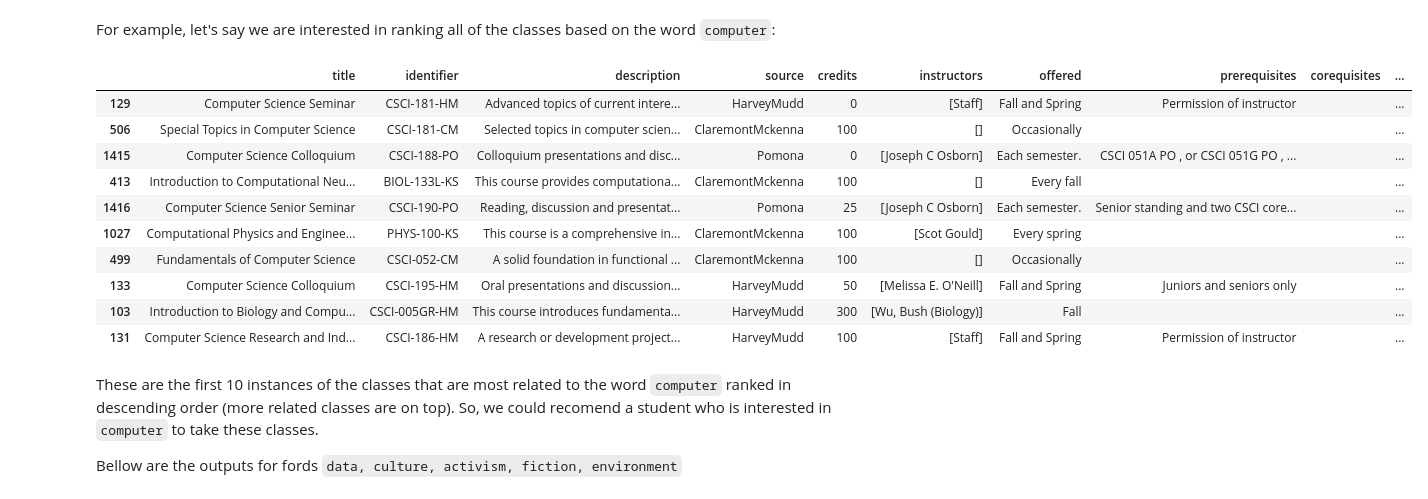
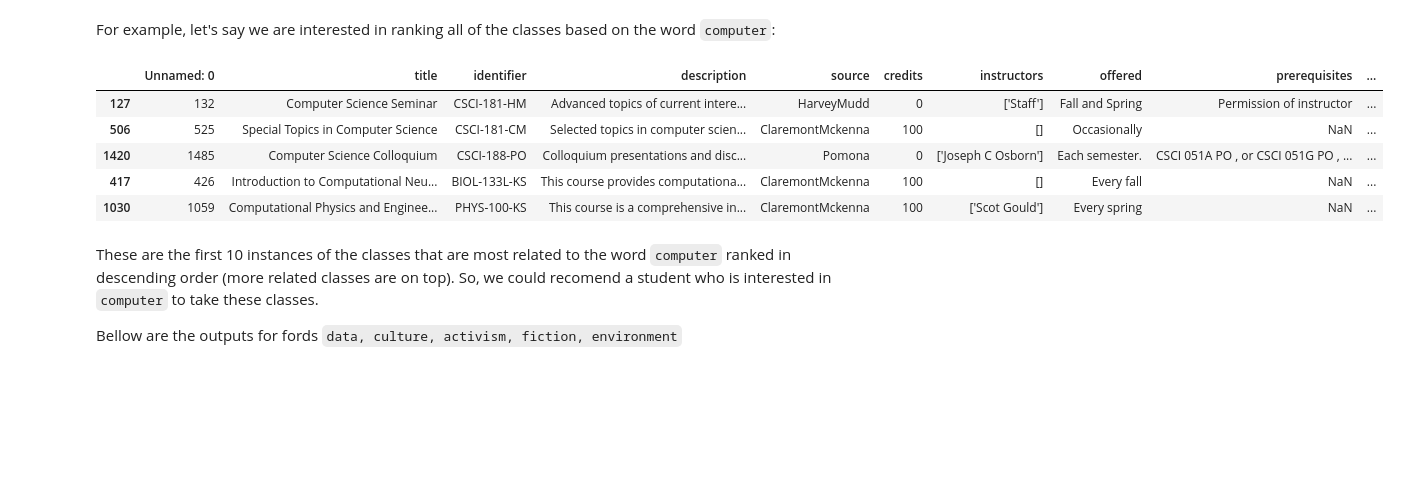
Before and after one commit to p-ai-org/p-recommender, a Jupyter notebook: data-science/alex.ipynb, the cells around one changed output. Cells and saved outputs as stored; diff of their text form; code cells hidden in the pictures; blank space fills up the shorter version.

```diff
--- a/data-science/alex.ipynb
+++ b/data-science/alex.ipynb
@@ -11,3 +8,5 @@ data = pd.read_json("data_5scheduler.json") # json new way
+# %%
+data = pd.read_csv("clean_data.csv") # json new way
 # %% [markdown]
 Look at the data:
 # %%
@@ -31,8 +31,0 @@ There are also rows with empty descriptions, which are not helpful
-# %%
-print(len(data))
-data = data.drop_duplicates(subset='description')
-data = data.drop_duplicates(subset='identifier')
-data = data[data["description"] != ""]
-data.reset_index(inplace=True,drop=True)
-print(len(data))
-data.to_json("clean_data.json")
@@ -118,19 +97,14 @@ def tfidf_word(word, data_1):
 # %% [markdown]
 For example, let's say we are interested in ranking all of the classes based on the word `computer`:
 # %%
-tfidf_word('computer', data).sort_values(by=["score"], ascending = False).head(10)
+tfidf_word('computer', data).sort_values(by=["score"], ascending = False).head(5)
 # %% [output]
-|  | title | identifier | description | source | credits | instructors | offered | prerequisites | corequisites | ... |
-| 129 | Computer Science Seminar | CSCI-181-HM | Advanced topics of current intere... | HarveyMudd | 0 | [Staff] | Fall and Spring | Permission of instructor |  | ... |
-| 506 | Special Topics in Computer Science | CSCI-181-CM | Selected topics in computer scien... | ClaremontMckenna | 100 | [] | Occasionally |  |  | ... |
-| 1415 | Computer Science Colloquium | CSCI-188-PO | Colloquium presentations and disc... | Pomona | 0 | [Joseph C Osborn] | Each semester. | CSCI 051A PO , or CSCI 051G PO , ... |  | ... |
-| 413 | Introduction to Computational Neu... | BIOL-133L-KS | This course provides computationa... | ClaremontMckenna | 100 | [] | Every fall |  |  | ... |
-| 1416 | Computer Science Senior Seminar | CSCI-190-PO | Reading, discussion and presentat... | Pomona | 25 | [Joseph C Osborn] | Each semester. | Senior standing and two CSCI core... |  | ... |
-| 1027 | Computational Physics and Enginee... | PHYS-100-KS | This course is a comprehensive in... | ClaremontMckenna | 100 | [Scot Gould] | Every spring |  |  | ... |
-| 499 | Fundamentals of Computer Science | CSCI-052-CM | A solid foundation in functional ... | ClaremontMckenna | 100 | [] | Occasionally |  |  | ... |
-| 133 | Computer Science Colloquium | CSCI-195-HM | Oral presentations and discussion... | HarveyMudd | 50 | [Melissa E. O'Neill] | Fall and Spring | Juniors and seniors only |  | ... |
-| 103 | Introduction to Biology and Compu... | CSCI-005GR-HM | This course introduces fundamenta... | HarveyMudd | 300 | [Wu, Bush (Biology)] | Fall |  |  | ... |
-| 131 | Computer Science Research and Ind... | CSCI-186-HM | A research or development project... | HarveyMudd | 100 | [Staff] | Fall and Spring | Permission of instructor |  | ... |
+|  | Unnamed: 0 | title | identifier | description | source | credits | instructors | offered | prerequisites | ... |
+| 127 | 132 | Computer Science Seminar | CSCI-181-HM | Advanced topics of current intere... | HarveyMudd | 0 | ['Staff'] | Fall and Spring | Permission of instructor | ... |
+| 506 | 525 | Special Topics in Computer Science | CSCI-181-CM | Selected topics in computer scien... | ClaremontMckenna | 100 | [] | Occasionally | NaN | ... |
+| 1420 | 1485 | Computer Science Colloquium | CSCI-188-PO | Colloquium presentations and disc... | Pomona | 0 | ['Joseph C Osborn'] | Each semester. | CSCI 051A PO , or CSCI 051G PO , ... | ... |
+| 417 | 426 | Introduction to Computational Neu... | BIOL-133L-KS | This course provides computationa... | ClaremontMckenna | 100 | [] | Every fall | NaN | ... |
+| 1030 | 1059 | Computational Physics and Enginee... | PHYS-100-KS | This course is a comprehensive in... | ClaremontMckenna | 100 | ['Scot Gould'] | Every spring | NaN | ... |
 # %% [markdown]
 These are the first 10 instances of the classes that are most related to the word `computer` ranked in descending order (more related classes are on top). So, we could recomend a student who is interested in `computer`
  to take these classes.
```
Also changed, not shown: parts of 25 cells of this notebook, 7 other files.
